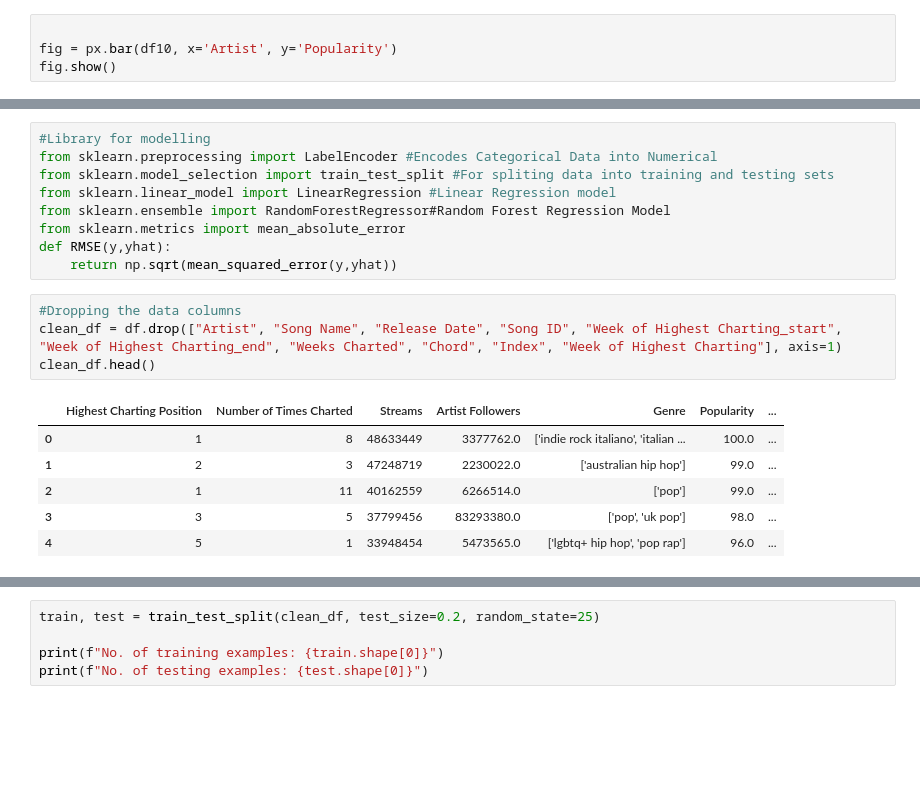
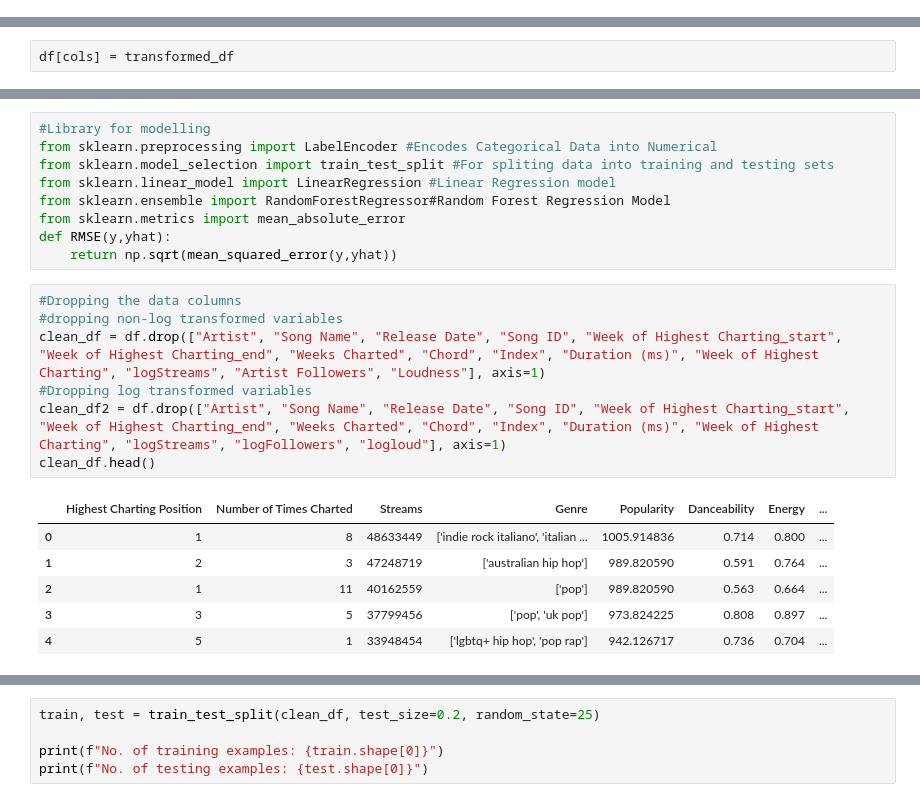
Before and after one commit to Forrestjohnson2000/Spotify-Song-Popularity-Analysis, a Jupyter notebook: Analysis/fork-of-spotify-ml-song-predictions.ipynb, the cells around one changed output, grey strips where cells are left out. Cells and saved outputs as stored; diff of their text form; blank space fills up the shorter version.

```diff
--- a/Analysis/fork-of-spotify-ml-song-predictions.ipynb
+++ b/Analysis/fork-of-spotify-ml-song-predictions.ipynb
@@ -309,7 +349,3 @@ plt.show()
 # Add title
 #fig.update_layout(title_text='Popular Song Distribution Plot')
 #fig.show()
-# %%
-
-fig = px.bar(df10, x='Artist', y='Popularity')
-fig.show()
@@ -317,0 +519,2 @@ fig.show()
+# %%
+df[cols] = transformed_df
@@ -370,15 +565,18 @@ def RMSE(y,yhat):
     return np.sqrt(mean_squared_error(y,yhat))
 # %%
 #Dropping the data columns
-clean_df = df.drop(["Artist", "Song Name", "Release Date", "Song ID", "Week of Highest Charting_start", "Week of Highest Charting_end", "Weeks Charted", "Chord", "Index", "Week of Highest Charting"], axis=1)
+#dropping non-log transformed variables
+clean_df = df.drop(["Artist", "Song Name", "Release Date", "Song ID", "Week of Highest Charting_start", "Week of Highest Charting_end", "Weeks Charted", "Chord", "Index", "Duration (ms)", "Week of Highest Charting", "logStreams", "Artist Followers", "Loudness"], axis=1)
+#Dropping log transformed variables
+clean_df2 = df.drop(["Artist", "Song Name", "Release Date", "Song ID", "Week of Highest Charting_start", "Week of Highest Charting_end", "Weeks Charted", "Chord", "Index", "Duration (ms)", "Week of Highest Charting", "logStreams", "logFollowers", "logloud"], axis=1)
 clean_df.head()
 # %% [output]
-|  | Highest Charting Position | Number of Times Charted | Streams | Artist Followers | Genre | Popularity | ... |
-| 0 | 1 | 8 | 48633449 | 3377762.0 | ['indie rock italiano', 'italian ... | 100.0 | ... |
-| 1 | 2 | 3 | 47248719 | 2230022.0 | ['australian hip hop'] | 99.0 | ... |
-| 2 | 1 | 11 | 40162559 | 6266514.0 | ['pop'] | 99.0 | ... |
-| 3 | 3 | 5 | 37799456 | 83293380.0 | ['pop', 'uk pop'] | 98.0 | ... |
-| 4 | 5 | 1 | 33948454 | 5473565.0 | ['lgbtq+ hip hop', 'pop rap'] | 96.0 | ... |
+|  | Highest Charting Position | Number of Times Charted | Streams | Genre | Popularity | Danceability | Energy | ... |
+| 0 | 1 | 8 | 48633449 | ['indie rock italiano', 'italian ... | 1005.914836 | 0.714 | 0.800 | ... |
+| 1 | 2 | 3 | 47248719 | ['australian hip hop'] | 989.820590 | 0.591 | 0.764 | ... |
+| 2 | 1 | 11 | 40162559 | ['pop'] | 989.820590 | 0.563 | 0.664 | ... |
+| 3 | 3 | 5 | 37799456 | ['pop', 'uk pop'] | 973.824225 | 0.808 | 0.897 | ... |
+| 4 | 5 | 1 | 33948454 | ['lgbtq+ hip hop', 'pop rap'] | 942.126717 | 0.736 | 0.704 | ... |
 # %%
 #Encoding Genre
 genre_encoder = LabelEncoder()
```
Also changed, not shown: parts of 31 cells of this notebook.
